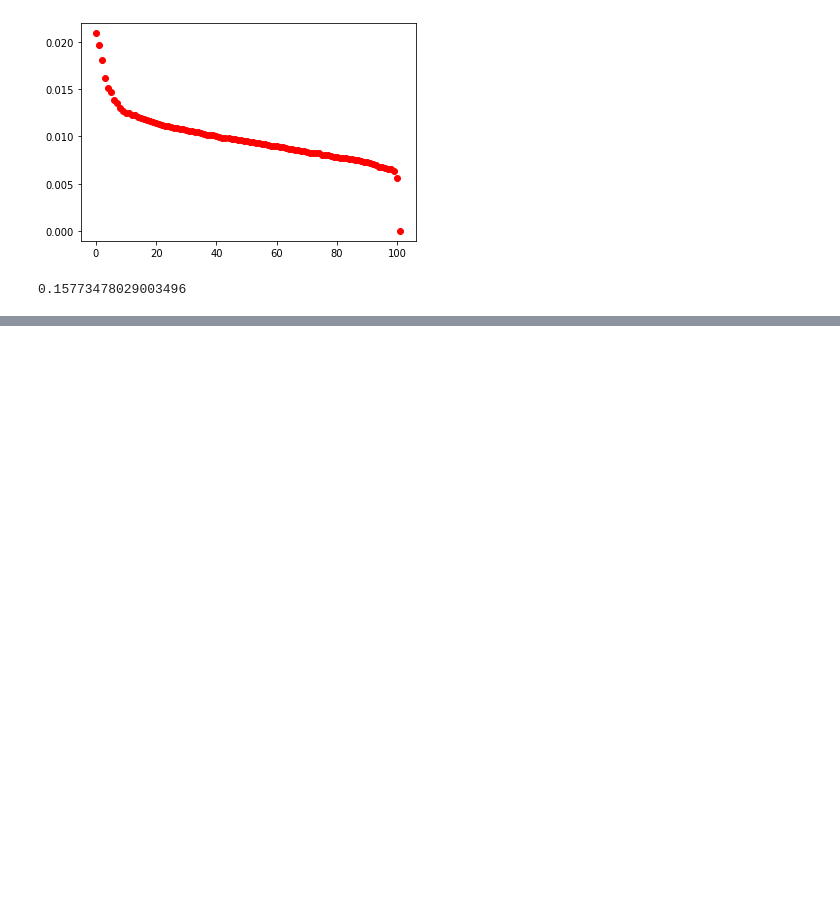
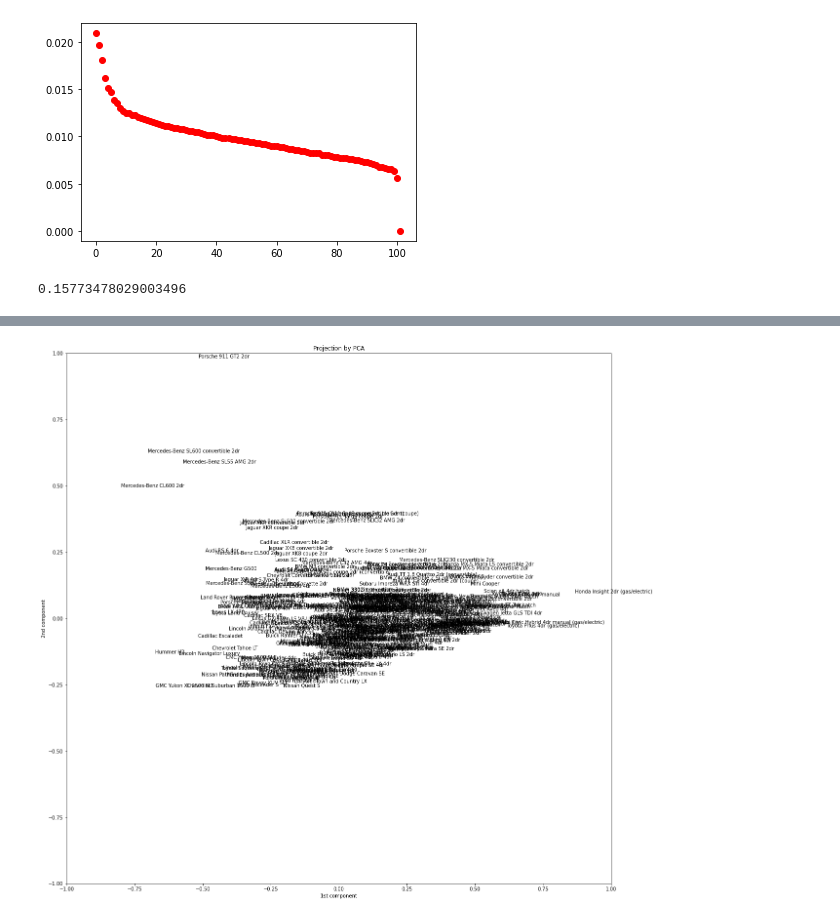
Before and after one commit to PKopel/data-exploration, a Jupyter notebook: pca_ed.ipynb, the cells around one changed output, grey strips where cells are left out. Cells and saved outputs as stored; diff of their text form; code cells hidden in the pictures; blank space fills up the shorter version.

```diff
--- a/pca_ed.ipynb
+++ b/pca_ed.ipynb
@@ -142,0 +275,22 @@ print(sum(variance_ratio[0:10]))
+# %%
+X_pca = X_pca / 10
+# %%
+index_array = np.array(data.index)
+
+x_points = X_pca[index_array, 0]
+y_points = X_pca[index_array, 1]
+names = df['Vehicle Name'][index_array]
+
+plt.figure(figsize=(20, 20))
+plt.title("Projection by PCA")
+plt.xlabel("1st component")
+plt.ylabel("2nd component")
+plt.xlim([-1, 1])
+plt.ylim([-1, 1])
+
+for (x, y, name) in zip(x_points, y_points, names):
+    plt.text(x, y, name, fontsize=10)
+
+plt.show()
+# %% [output]
+[figure, added]
```
Also changed, not shown: parts of 27 cells of this notebook.
